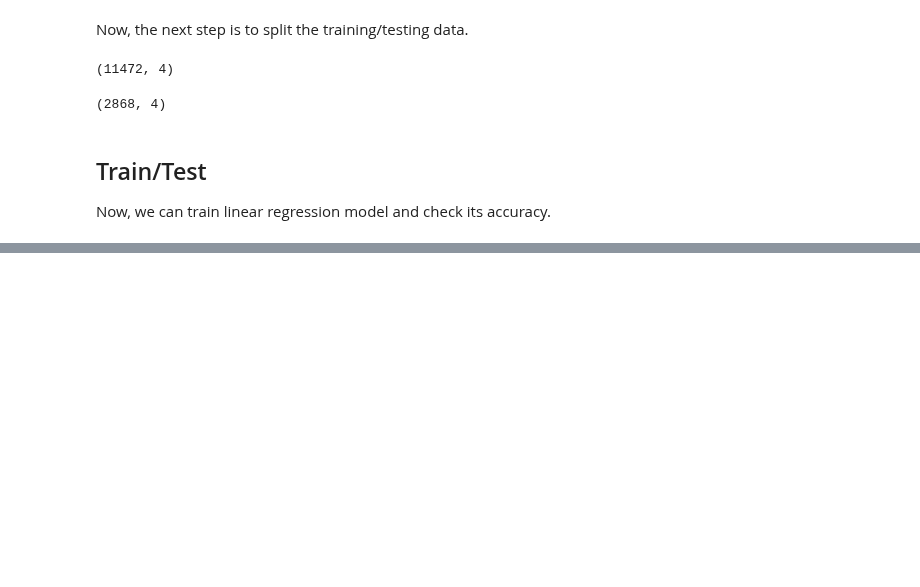
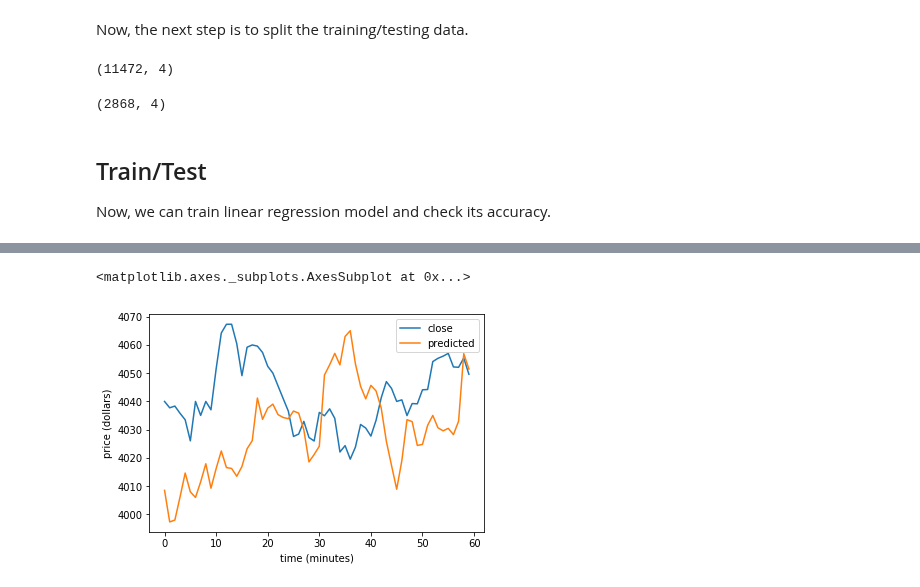
Before and after one commit to jonathancai11/btc-analysis, a Jupyter notebook: btc-prediction.ipynb, the cells around one changed output, grey strips where cells are left out. Drawn from its saved outputs; the diff is of its cells as text; code cells hidden in the pictures; blank space fills up the shorter version.

Commit message:
svm.SVR, and plotting prediction

```diff
--- a/btc-prediction.ipynb
+++ b/btc-prediction.ipynb
@@ -109,9 +110,9 @@ df_reduced = df_reduced.drop(labels=['high', 'low', 'open'], axis=1)
 forecast_out = 60
 forecast_col = 'close'
 df_reduced['label'] = df_reduced[forecast_col].shift(-forecast_out)
-df_reduced.dropna(inplace=True)
-display(df_reduced.head())
-display(df_reduced.tail())
+df_reduced_nonan = df_reduced.dropna(inplace=False)
+display(df_reduced_nonan.head())
+display(df_reduced_nonan.tail())
 # %% [output]
 |  | close | volume | hl_pct | pct_change | label |
 | 0 | 3433.40 | 19.362386 | 0.127899 | -0.017763 | 3415.54 |
@@ -129,8 +130,8 @@ display(df_reduced.tail())
 Now, the next step is to split the training/testing data.
 # %%
 percent_training = .8
-X = np.array(df_reduced.drop(['label'], axis=1))
-y = np.array(df_reduced['label'])
+X = np.array(df_reduced_nonan.drop(['label'], axis=1))
+y = np.array(df_reduced_nonan['label'])
 # X = preprocessing.scale(X)
 X_train, X_test, y_train, y_test = train_test_split(X, y, test_size=(1 - percent_training))
 display(X_train.shape)
@@ -150,0 +167,15 @@ accuracy
+# %%
+forecast_set = df_reduced[-forecast_out-forecast_out:-forecast_out]
+predicted_set = clf.predict(forecast_set.drop('label', axis=1))
+actual_set = df_reduced[- forecast_out:].drop(['volume', 'hl_pct', 'pct_change', 'label'], axis=1)
+actual_set['index'] = np.arange(len(actual_set))
+actual_set['predicted'] = predicted_set
+actual_set.set_index('index', inplace=True)
+
+a = actual_set.plot()
+a.set_xlabel('time (minutes)')
+a.set_ylabel('price (dollars)')
+display(a)
+# %% [output]
+<matplotlib.axes._subplots.AxesSubplot at 0x...>
+[figure, added]
```
Also changed, not shown: parts of 5 cells of this notebook.
